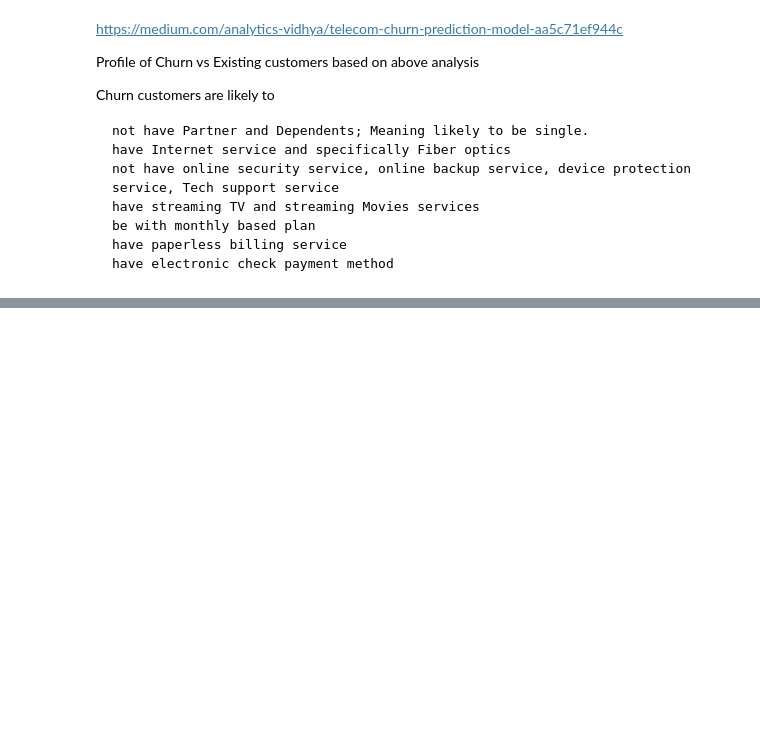
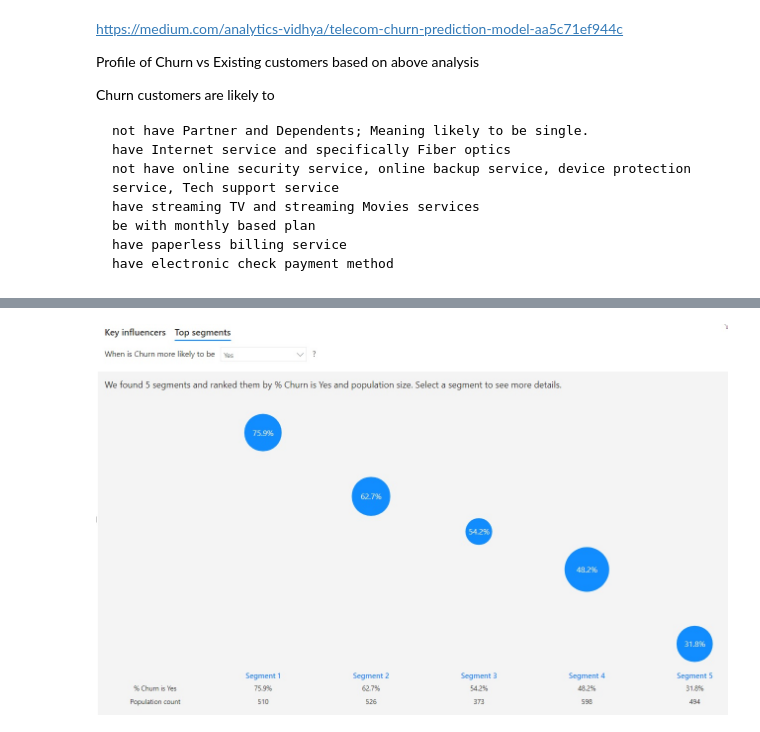
Before and after one commit to myscratchbooks/Python-and-R, a Jupyter notebook: Telco Churn EDA Analysis_in Python.ipynb, the cells around one changed output, grey strips where cells are left out. Drawn from its saved outputs; the diff is of its cells as text; code cells hidden in the pictures; blank space fills up the shorter version.

```diff
--- a/Telco Churn EDA Analysis_in Python.ipynb
+++ b/Telco Churn EDA Analysis_in Python.ipynb
@@ -699,0 +719,4 @@ Churn customers are likely to
+# %%
+Image(filename='../Unknown/test_folder/BI_2a.jpg')
+# %% [output]
+[figure, added]
```
Also changed, not shown: parts of 12 cells of this notebook.
